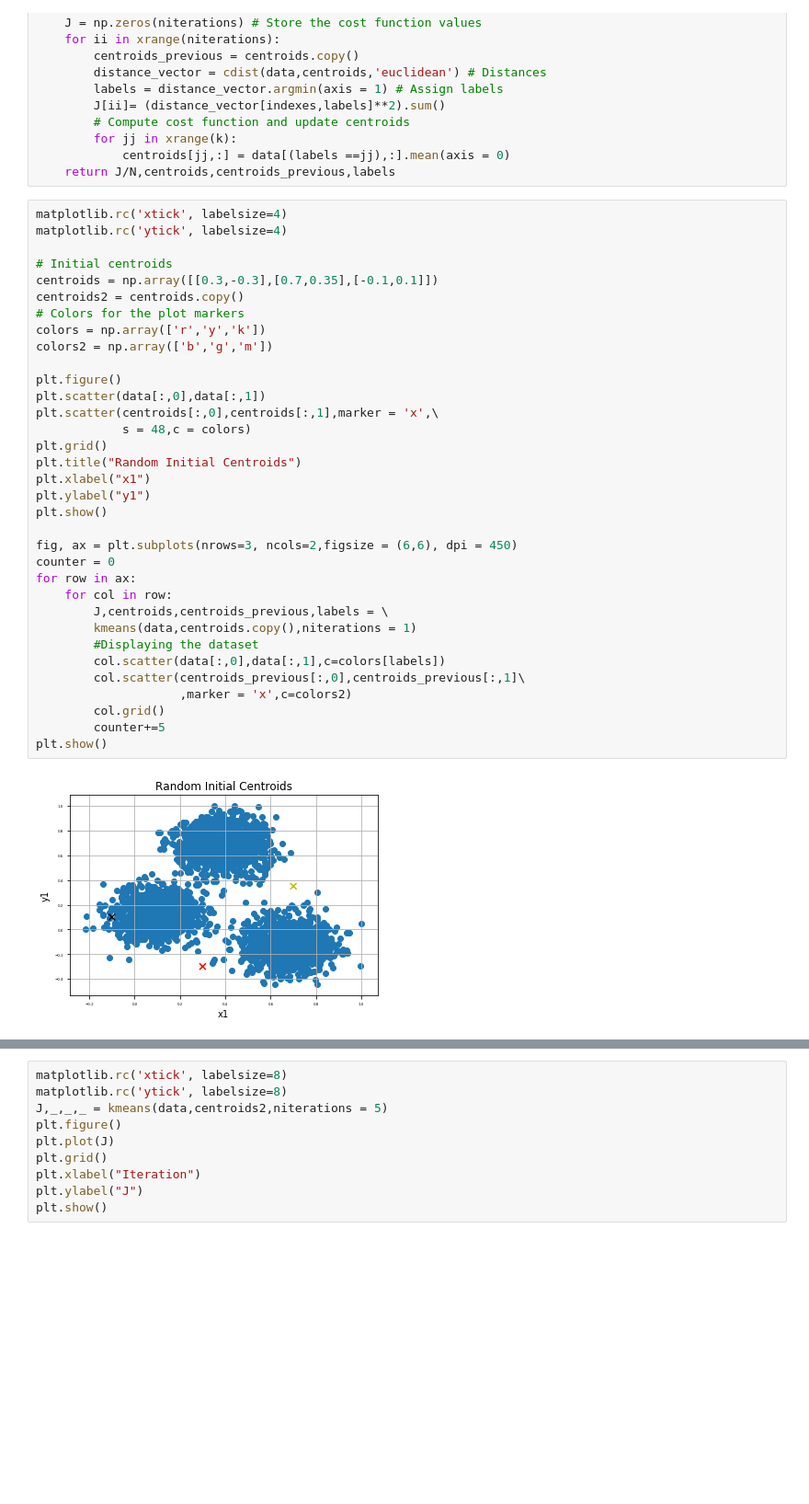
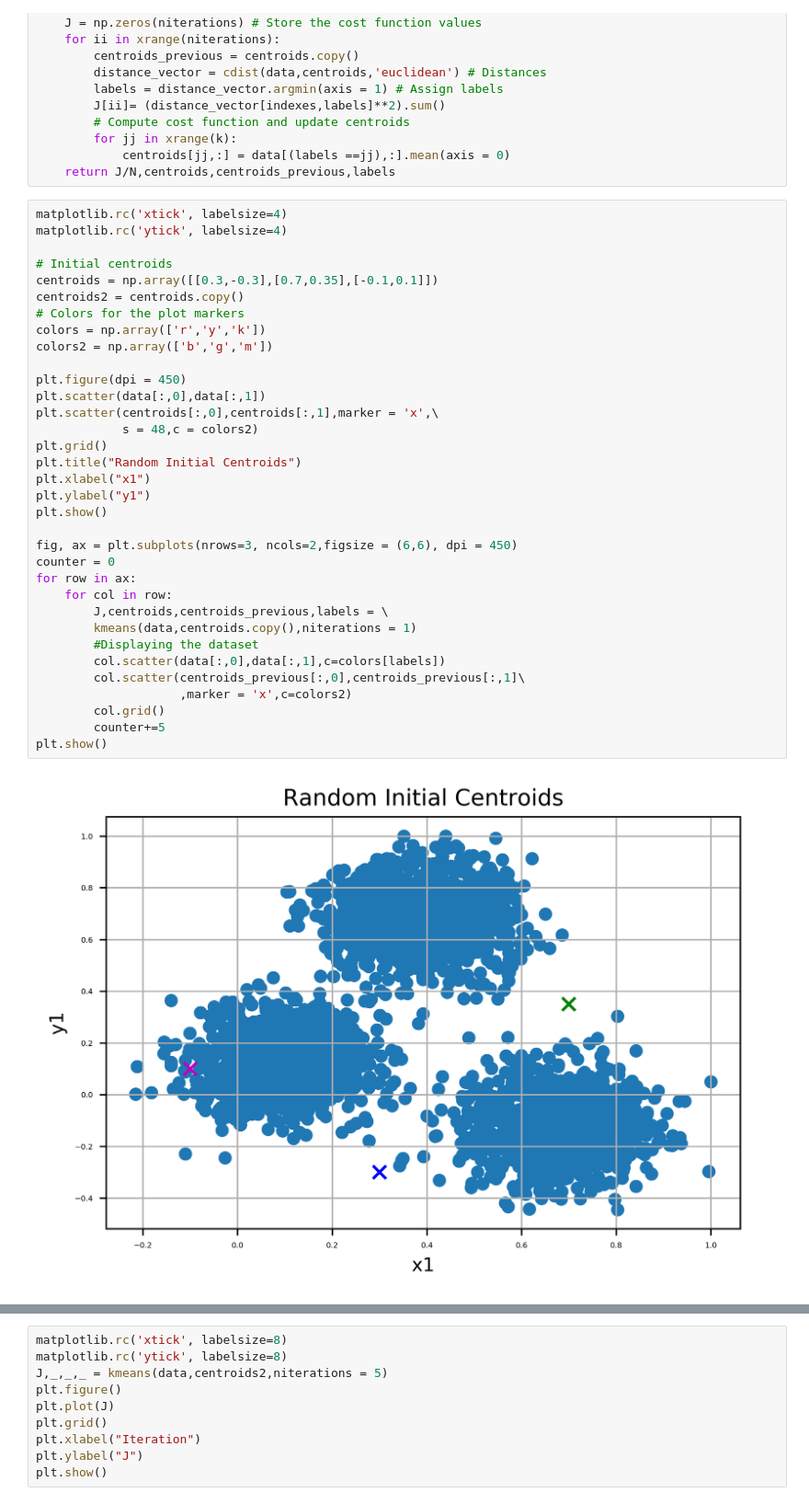
Before and after one commit to rmsouza01/ML101, a Jupyter notebook: JNotebooks/kmeans_numpy.ipynb, the cells around one changed output, grey strips where cells are left out. Shown at 92% size. Cells and saved outputs as stored; diff of their text form; blank space fills up the shorter version.

Commit message:
Fixed plot resolution

```diff
--- a/JNotebooks/kmeans_numpy.ipynb
+++ b/JNotebooks/kmeans_numpy.ipynb
@@ -88,36 +88,36 @@ matplotlib.rc('ytick', labelsize=4)
 
 # Initial centroids
 centroids = np.array([[0.3,-0.3],[0.7,0.35],[-0.1,0.1]])
 centroids2 = centroids.copy()
 # Colors for the plot markers
 colors = np.array(['r','y','k'])
 colors2 = np.array(['b','g','m'])
 
-plt.figure()
+plt.figure(dpi = 450)
 plt.scatter(data[:,0],data[:,1])
 plt.scatter(centroids[:,0],centroids[:,1],marker = 'x',\
-            s = 48,c = colors)
+            s = 48,c = colors2)
 plt.grid()
 plt.title("Random Initial Centroids")
 plt.xlabel("x1")
 plt.ylabel("y1")
 plt.show()
 
 fig, ax = plt.subplots(nrows=3, ncols=2,figsize = (6,6), dpi = 450)
 counter = 0
 for row in ax:
     for col in row:
         J,centroids,centroids_previous,labels = \
         kmeans(data,centroids.copy(),niterations = 1)
         #Displaying the dataset
         col.scatter(data[:,0],data[:,1],c=colors[labels])
         col.scatter(centroids_previous[:,0],centroids_previous[:,1]\
                     ,marker = 'x',c=colors2)
         col.grid()
         counter+=5
 plt.show()
 # %% [output]
-[figure, old version]
+[figure, new version]
 [figure]
 # %%
 matplotlib.rc('xtick', labelsize=8)
```
Also changed, not shown: parts of 1 cell of this notebook.
